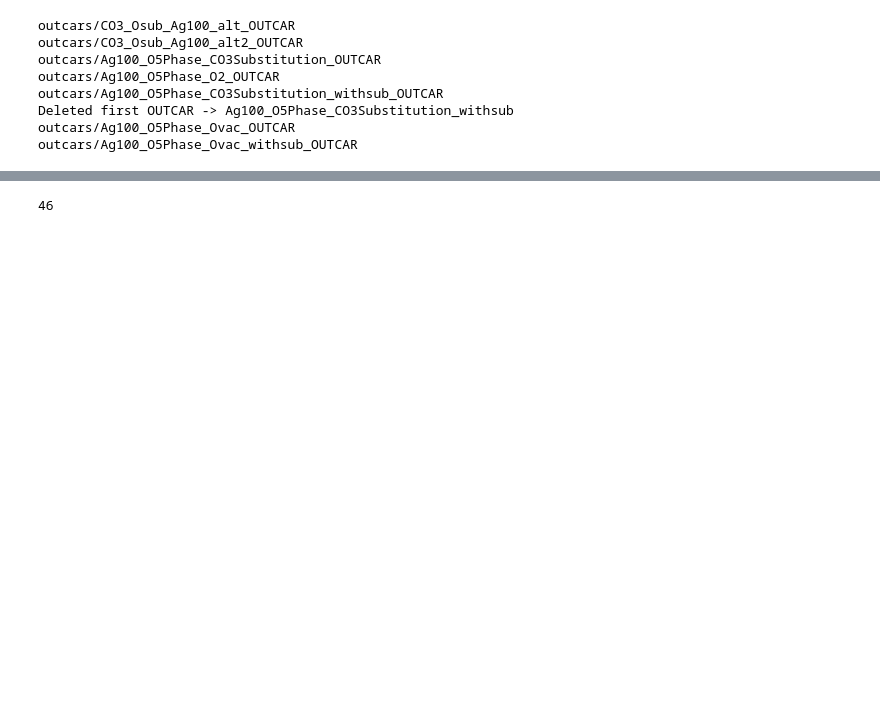
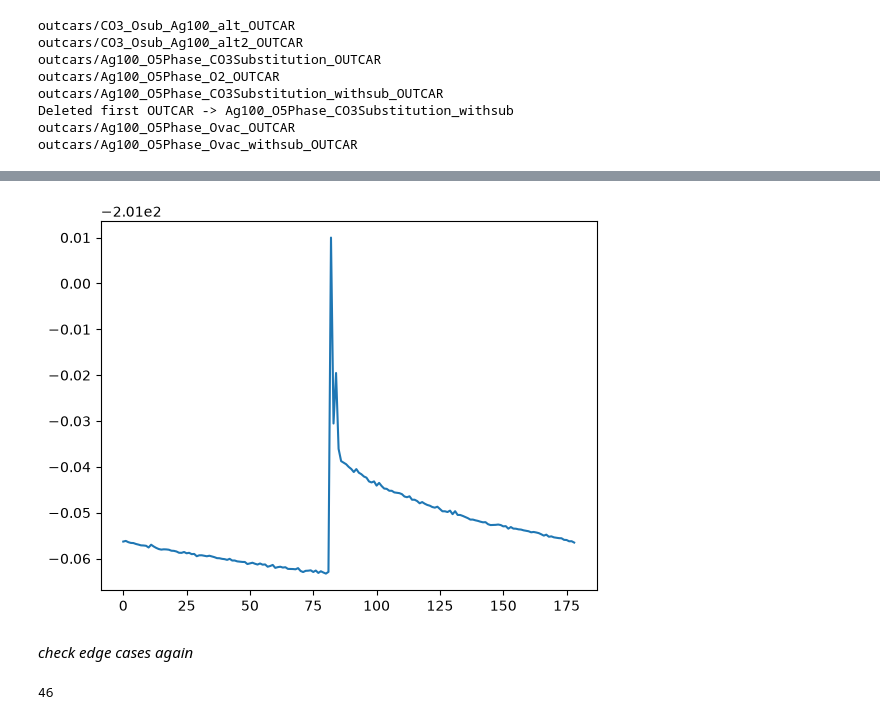
Before and after one commit to zbschwab/finetuned-mlips, a Jupyter notebook: data-processing/ag-data-selection.ipynb, the cells around one changed output, grey strips where cells are left out. Saved outputs shown, nothing was run; the diff lists cells and outputs as text; code cells hidden in the pictures; blank space fills up the shorter version.

```diff
--- a/data-processing/ag-data-selection.ipynb
+++ b/data-processing/ag-data-selection.ipynb
@@ -323,6 +404,20 @@ plot_energy_trajectories(folderlist, suffix_map=suffix_map)
+# %%
+# graph individual runs (naive)
+
+e_traj = get_energies("outcars/2CO3_AA_OUTCAR")
+e_traj.extend(get_energies("outcars/2CO3_AA_OUTCAR-1"))
+
+idxs = list(range(0, len(e_traj)))
+
+plt.plot(idxs, e_traj)
+plt.show()
+# %% [output]
+[figure, added]
 # %%
 with open("cache/screened_foldernames.txt", "w") as f:
         f.write("\n".join(foldernames))
+# %% [markdown]
+_check edge cases again_
 # %%
 # check runs that were screened out
 
```
Also changed, not shown: parts of 26 cells of this notebook, 2 other files.
